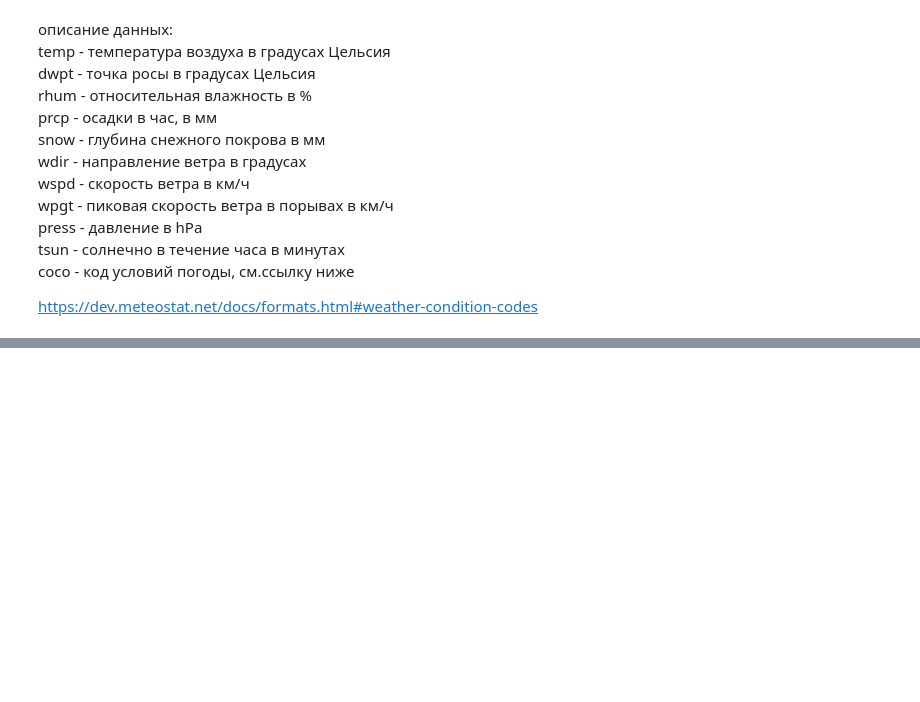
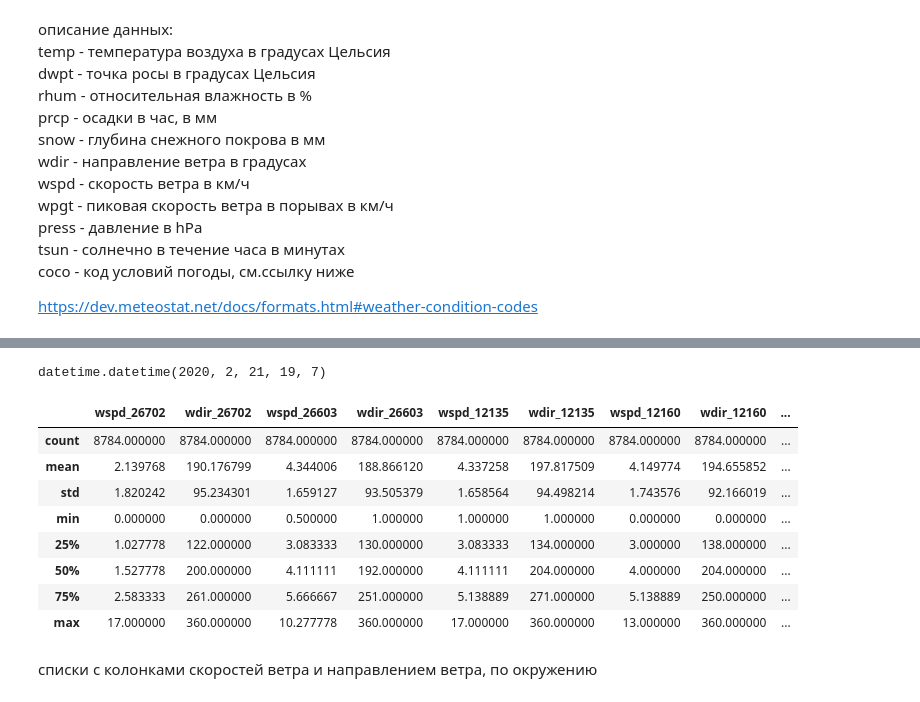
Before and after one commit to Dmitry1973/GB_Final_project, a Jupyter notebook: Final_project.ipynb, the cells around one changed output, grey strips where cells are left out. Cells and saved outputs as stored; diff of their text form; code cells hidden in the pictures; blank space fills up the shorter version.

```diff
--- a/Final_project.ipynb
+++ b/Final_project.ipynb
@@ -208,0 +210,6 @@ poi
+# %%
+data = Hourly('72219', start, end)
+data = data.fetch()
+# %%
+data['wspd'] = data['wspd'] / 3.6
+data.head()
@@ -208,0 +244,26 @@ poi
+# %%
+from dateutil.relativedelta import relativedelta
+
+start_ = end + relativedelta(years= -1)
+start_
+# %% [output]
+datetime.datetime(2020, 2, 21, 19, 7)
+# %%
+for st in id_station:
+    data = Hourly(st, start_, end).fetch()
+    data['wspd'] = data['wspd'] / 3.6 # from km/h to m/s
+    wind_cond[[f'wspd_{st}', f'wdir_{st}' ]] = data[['wspd', 'wdir']].ffill()
+
+wind_cond.describe()
+# %% [output]
+|  | wspd_26702 | wdir_26702 | wspd_26603 | wdir_26603 | wspd_12135 | wdir_12135 | wspd_12160 | wdir_12160 | ... |
+| count | 8784.000000 | 8784.000000 | 8784.000000 | 8784.000000 | 8784.000000 | 8784.000000 | 8784.000000 | 8784.000000 | ... |
+| mean | 2.139768 | 190.176799 | 4.344006 | 188.866120 | 4.337258 | 197.817509 | 4.149774 | 194.655852 | ... |
+| std | 1.820242 | 95.234301 | 1.659127 | 93.505379 | 1.658564 | 94.498214 | 1.743576 | 92.166019 | ... |
+| min | 0.000000 | 0.000000 | 0.500000 | 1.000000 | 1.000000 | 1.000000 | 0.000000 | 0.000000 | ... |
+| 25% | 1.027778 | 122.000000 | 3.083333 | 130.000000 | 3.083333 | 134.000000 | 3.000000 | 138.000000 | ... |
+| 50% | 1.527778 | 200.000000 | 4.111111 | 192.000000 | 4.111111 | 204.000000 | 4.000000 | 204.000000 | ... |
+| 75% | 2.583333 | 261.000000 | 5.666667 | 251.000000 | 5.138889 | 271.000000 | 5.138889 | 250.000000 | ... |
+| max | 17.000000 | 360.000000 | 10.277778 | 360.000000 | 17.000000 | 360.000000 | 13.000000 | 360.000000 | ... |
+# %% [markdown]
+списки с колонками скоростей ветра и направлением ветра, по окружению
```
Also changed, not shown: parts of 28 cells of this notebook.
